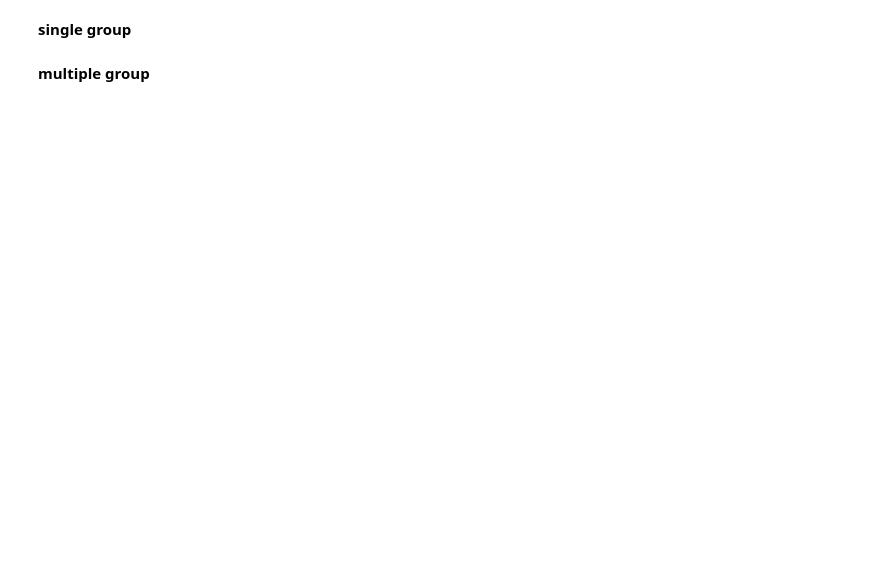
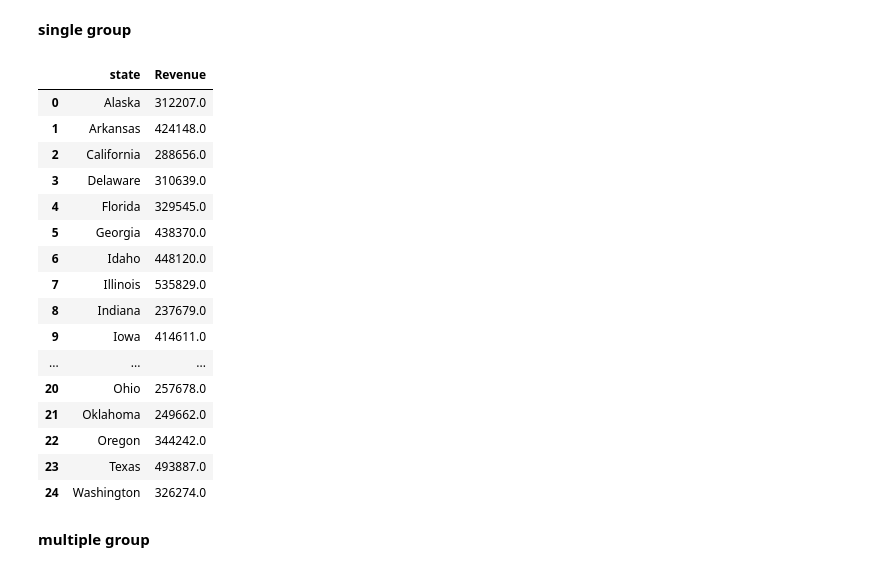
Before and after one commit to HalaMostafa/Internship-Program, a Jupyter notebook: 02. Data Types and Missing Values.ipynb, the cells around one changed output. Drawn from its saved outputs; the diff is of its cells as text; code cells hidden in the pictures; blank space fills up the shorter version.

```diff
--- a/02. Data Types and Missing Values.ipynb
+++ b/02. Data Types and Missing Values.ipynb
@@ -406,4 +561,24 @@ is performed below with the value_counts method.
 # %% [markdown]
 **single group**
+# %%
+order.groupby('state')['revenue'].sum().reset_index(name='Revenue')
+# %% [output]
+|  | state | Revenue |
+| 0 | Alaska | 312207.0 |
+| 1 | Arkansas | 424148.0 |
+| 2 | California | 288656.0 |
+| 3 | Delaware | 310639.0 |
+| 4 | Florida | 329545.0 |
+| 5 | Georgia | 438370.0 |
+| 6 | Idaho | 448120.0 |
+| 7 | Illinois | 535829.0 |
+| 8 | Indiana | 237679.0 |
+| 9 | Iowa | 414611.0 |
+| ... | ... | ... |
+| 20 | Ohio | 257678.0 |
+| 21 | Oklahoma | 249662.0 |
+| 22 | Oregon | 344242.0 |
+| 23 | Texas | 493887.0 |
+| 24 | Washington | 326274.0 |
 # %% [markdown]
 **multiple group**
```
Also changed, not shown: parts of 26 cells of this notebook, 1 other file.
